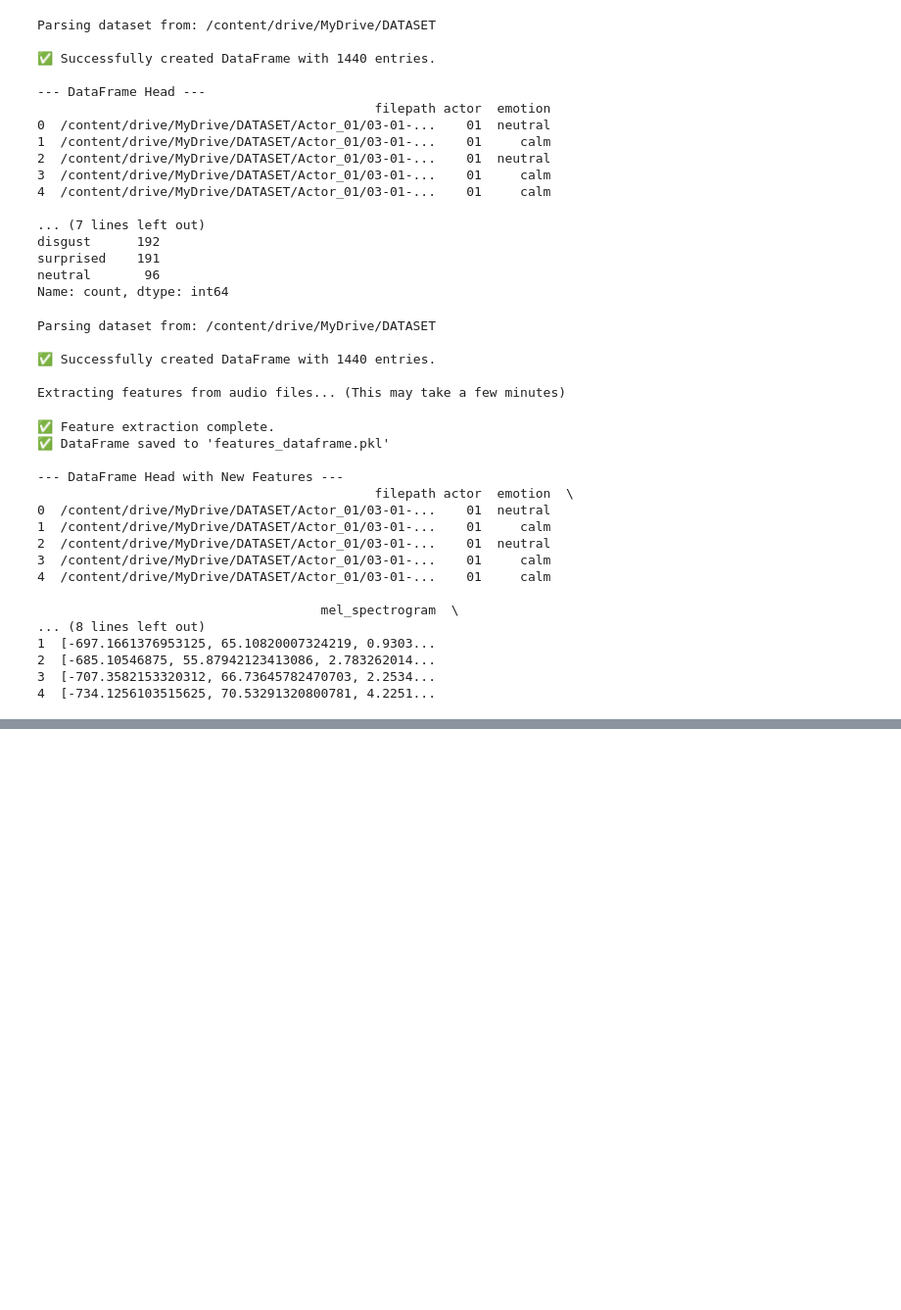
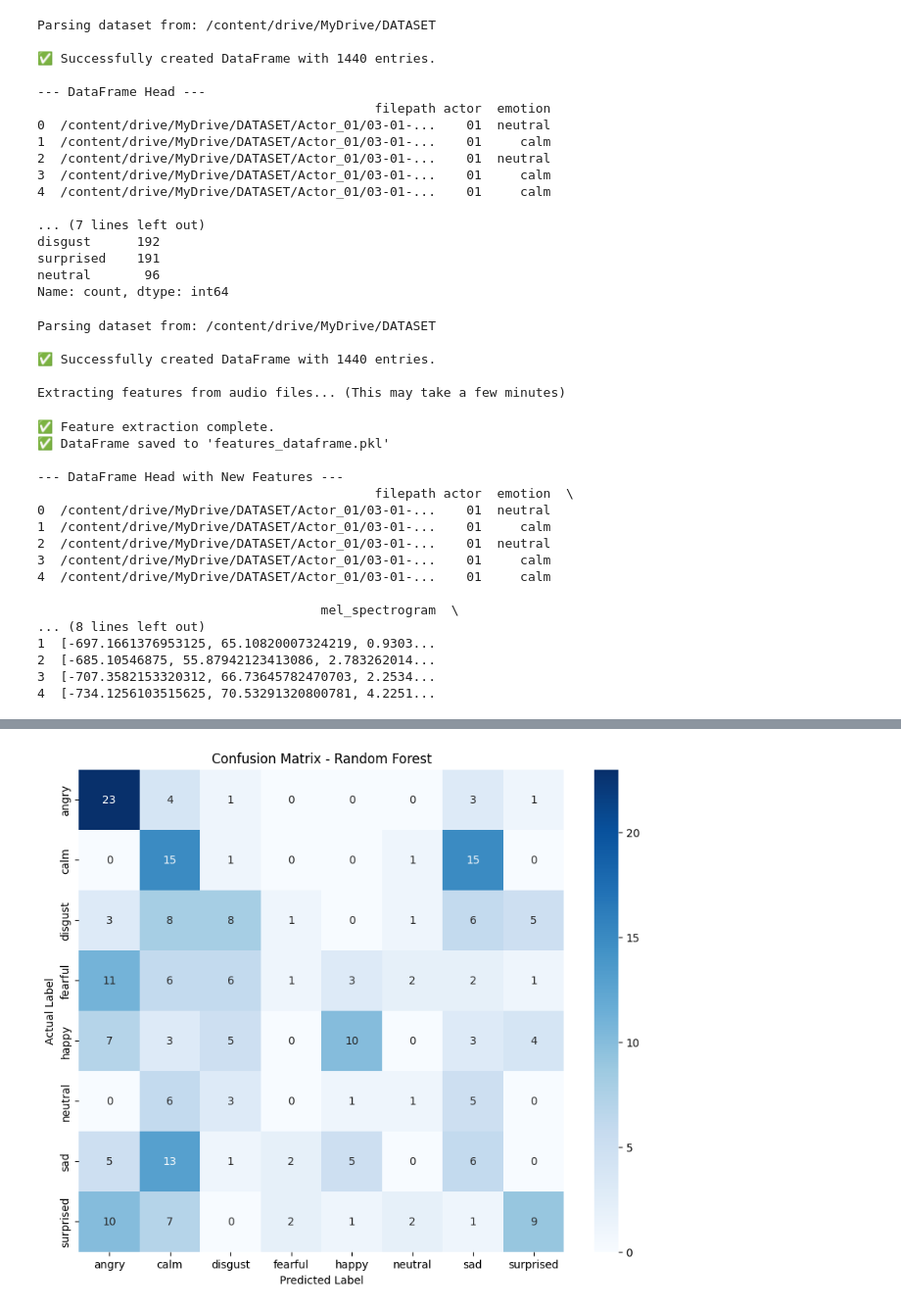
Before and after one commit to jayshah18/Sentiment_Analysis, a Jupyter notebook: sentiment_code.ipynb, the cells around one changed output, grey strips where cells are left out. Shown at 98% size. Saved outputs shown, nothing was run; the diff lists cells and outputs as text; code cells hidden in the pictures; blank space fills up the shorter version.

```diff
--- a/sentiment_code.ipynb
+++ b/sentiment_code.ipynb
@@ -296,3 +296,102 @@ Extracting features from audio files... (This may take a few minutes)
 2  [-685.10546875, 55.87942123413086, 2.783262014...
 3  [-707.3582153320312, 66.73645782470703, 2.2534...
 4  [-734.1256103515625, 70.53291320800781, 4.2251...
+# %%
+import pandas as pd
+import numpy as np
+from sklearn.model_selection import train_test_split
+from sklearn.preprocessing import StandardScaler, LabelEncoder
+from sklearn.svm import SVC
+from sklearn.ensemble import RandomForestClassifier
+from sklearn.metrics import classification_report, confusion_matrix
+import seaborn as sns
+import matplotlib.pyplot as plt
+
+def train_and_evaluate_models(features_path="features_dataframe.pkl"):
+    """
+    Loads features, performs an actor-independent split, and trains/evaluates
+    SVM and Random Forest models.
+    """
+    # --- 1. Load Data ---
+    try:
+        df = pd.read_pickle(features_path)
+    except FileNotFoundError:
+        print(f"Error: The file '{features_path}' was not found.")
+        print("Please run the 'feature_extraction.py' script first.")
+        return
+
+    print("✅ Successfully loaded features DataFrame.")
+
+    # --- 2. Prepare Data for ML ---
+    # Convert list of aggregated features into a proper 2D numpy array for sklearn
+    X = np.array(df['aggregated_features'].tolist())
+
+    # Encode the string labels ('happy', 'sad', etc.) into numbers
+    y = df['emotion']
+    label_encoder = LabelEncoder()
+    y_encoded = label_encoder.fit_transform(y)
+
+    # --- 3. Actor-Independent Split ---
+    # This is the most important step for a fair evaluation.
+    # We split based on actor IDs, not random rows.
+    actor_ids = df['actor'].unique()
+    train_actors, test_actors = train_test_split(actor_ids, test_size=0.15, random_state=42)
+    train_actors, val_actors = train_test_split(train_actors, test_size=(0.15/0.85), random_state=42) # 0.15/0.85 is ~17.6% of the 85%
+
+    # Create the data splits based on actor IDs
+    train_indices = df['actor'].isin(train_actors)
+    val_indices = df['actor'].isin(val_actors)
+    test_indices = df['actor'].isin(test_actors)
+
+    X_train, y_train = X[train_indices], y_encoded[train_indices]
+    X_val, y_val = X[val_indices], y_encoded[val_indices]
+    X_test, y_test = X[test_indices], y_encoded[test_indices]
+
+    print("\n--- Data Split Summary ---")
+    print(f"Training set size: {len(X_train)} samples ({len(train_actors)} actors)")
+    print(f"Validation set size: {len(X_val)} samples ({len(val_actors)} actors)")
+    print(f"Test set size: {len(X_test)} samples ({len(test_actors)} actors)")
+
+    # --- 4. Feature Scaling (for SVM) ---
+    scaler = StandardScaler()
+    X_train_scaled = scaler.fit_transform(X_train)
+    X_test_scaled = scaler.transform(X_test)
+
+    # --- 5. Train and Evaluate SVM ---
+    print("\n--- Training Support Vector Machine (SVM) ---")
+    svm_model = SVC(kernel='rbf', C=10, gamma='auto', probability=True, random_state=42)
+    svm_model.fit(X_train_scaled, y_train)
+
+    svm_predictions = svm_model.predict(X_test_scaled)
+    print("\nSVM Classification Report:")
+    print(classification_report(y_test, svm_predictions, target_names=label_encoder.classes_))
+
+    # --- 6. Train and Evaluate Random Forest ---
+    print("\n--- Training Random Forest ---")
+    rf_model = RandomForestClassifier(n_estimators=300, max_depth=20, random_state=42)
+    rf_model.fit(X_train, y_train) # Note: Uses unscaled data
+
+    rf_predictions = rf_model.predict(X_test)
+    print("\nRandom Forest Classification Report:")
+    print(classification_report(y_test, rf_predictions, target_names=label_encoder.classes_))
+
+    # --- 7. Visualization (Confusion Matrix for the better model) ---
+    # Let's assume Random Forest performs better for visualization
+    cm = confusion_matrix(y_test, rf_predictions)
+    plt.figure(figsize=(10, 8))
+    sns.heatmap(cm, annot=True, fmt='d', cmap='Blues', xticklabels=label_encoder.classes_, yticklabels=label_encoder.classes_)
+    plt.title('Confusion Matrix - Random Forest')
+    plt.ylabel('Actual Label')
+    plt.xlabel('Predicted Label')
+    plt.show()
+
+
+# --- HOW TO RUN THIS SCRIPT ---
+# 1. Make sure scikit-learn, seaborn, and matplotlib are installed.
+#    pip install scikit-learn seaborn matplotlib
+# 2. Make sure the 'features_dataframe.pkl' file is in the same directory.
+# 3. Run the script.
+
+if __name__ == '__main__':
+    train_and_evaluate_models()
+# %% [output]
@@ -298,0 +415 @@ Extracting features from audio files... (This may take a few minutes)
+[figure, added]
```
Also changed, not shown: parts of 2 cells of this notebook.
